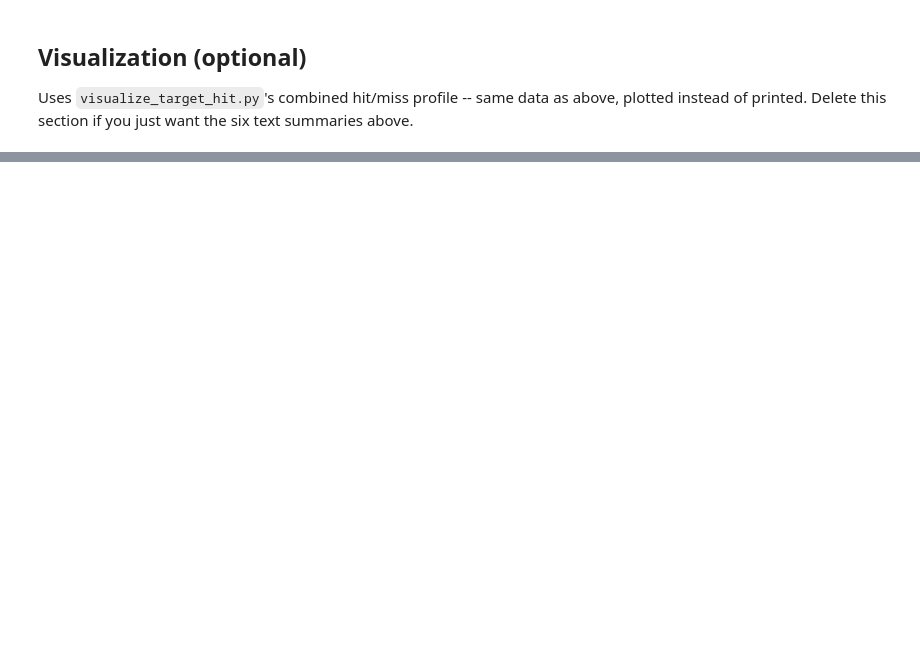
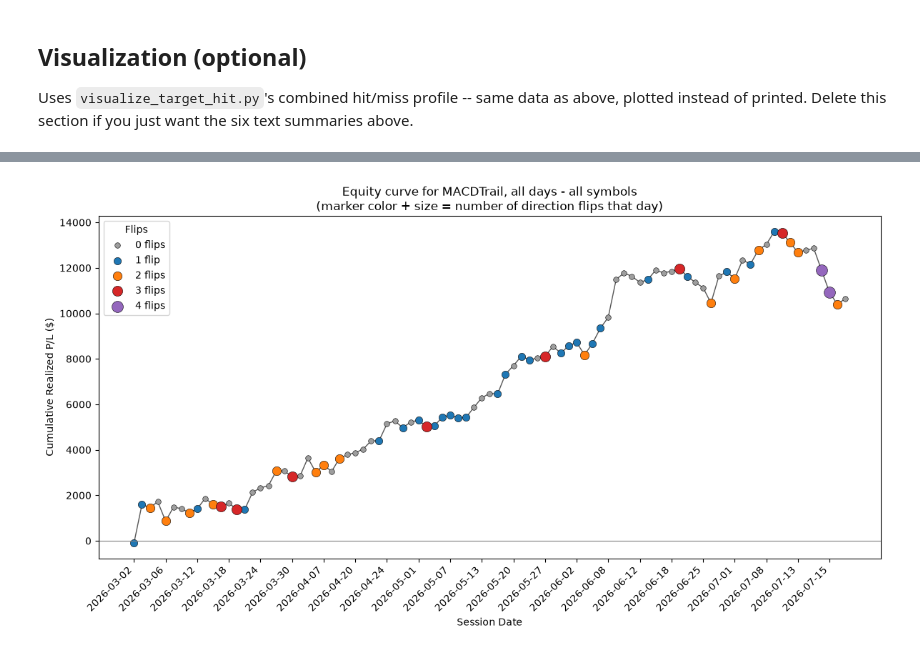
Before and after one commit to vze23c3q/CandleStateSessionAnalysis, a Jupyter notebook: notebooks/analyze_target_hit.ipynb, the cells around one changed output, grey strips where cells are left out. Saved outputs shown, nothing was run; the diff lists cells and outputs as text; code cells hidden in the pictures; blank space fills up the shorter version.

```diff
--- a/notebooks/analyze_target_hit.ipynb
+++ b/notebooks/analyze_target_hit.ipynb
@@ -172,0 +175,8 @@ Saved C:\Git\CandleStateSessionAnalysis\data\MACDTarget\output\target_hit_visual
+# %%
+equity_curves = vth.build_equity_curves(sessions, positions, None)
+
+mask = (equity_curves["SessionStart"] >= "2026-05-01") & (equity_curves["SessionStart"] <= "2026-05-07")
+print(equity_curves[mask].to_string(index=False))
+
+vth.plot_equity_curves(equity_curves, "all symbols", OUTPUT_FOLDER / "target_hit_equity_curves.png", STRATEGY)
+# %% [output]
@@ -172,0 +189 @@ Saved C:\Git\CandleStateSessionAnalysis\data\MACDTarget\output\target_hit_visual
+[figure, added]
```
Also changed, not shown: parts of 9 cells of this notebook, 3 other files.
